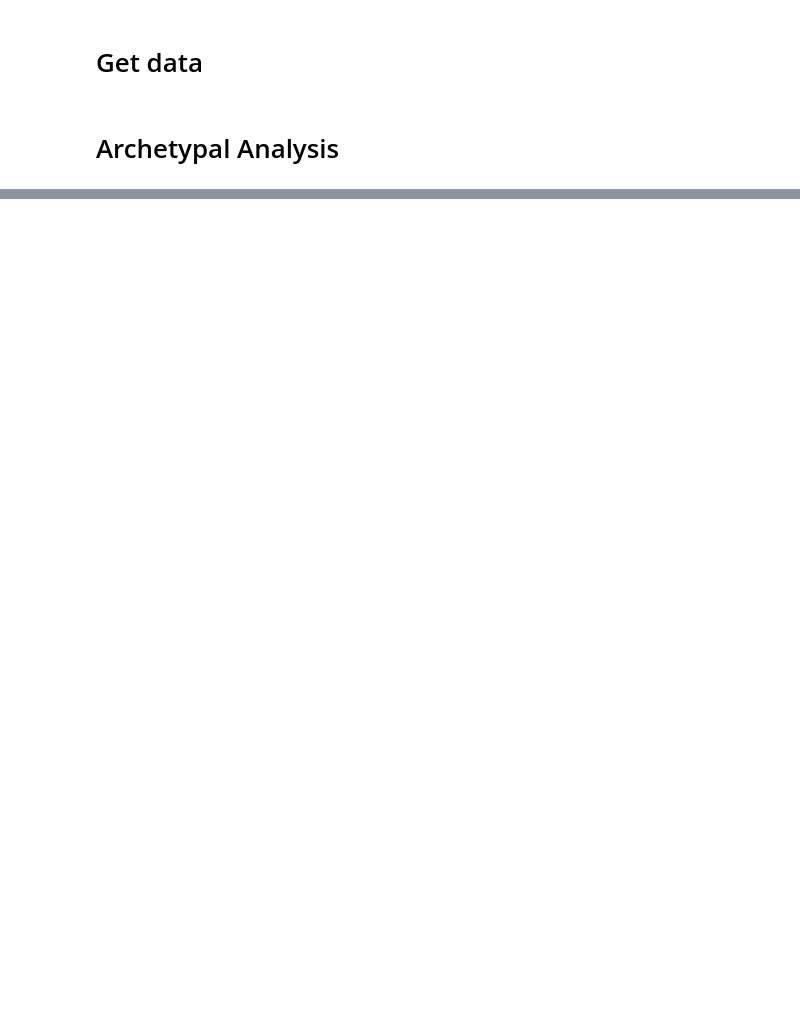
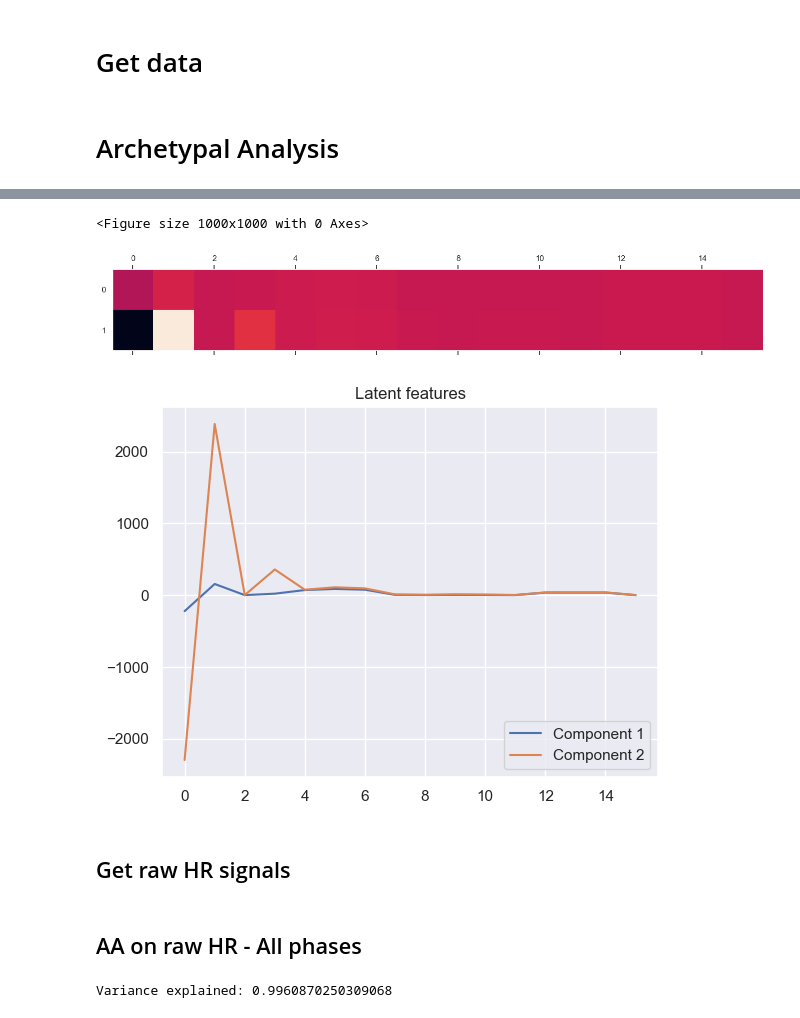
Before and after one commit to tbarcinski/02582-Computational-Data-Analysis, a Jupyter notebook: Case2/AA.ipynb, the cells around one changed output, grey strips where cells are left out. Drawn from its saved outputs; the diff is of its cells as text; code cells hidden in the pictures; blank space fills up the shorter version.

```diff
--- a/Case2/AA.ipynb
+++ b/Case2/AA.ipynb
@@ -61,0 +81,18 @@ Variance explained: 0.9949744595485853
+# %%
+plt.figure(figsize=(10, 10))
+plt.matshow(components,aspect='auto')
+plt.grid(False)
+plt.show()
+
+plt.figure()
+plt.title("Latent features")
+for i in range(components.shape[0]):
+    plt.plot(components[i, :], label=f"Component {i+1}")
+plt.legend(loc='lower right')
+plt.show()
+# %% [output]
+<Figure size 1000x1000 with 0 Axes>
+[figure, added]
+[figure, added]
+# %% [markdown]
+## Get raw HR signals
@@ -61,0 +127,16 @@ Variance explained: 0.9949744595485853
+# %% [markdown]
+## AA on raw HR - All phases
+# %%
+X = raw_ds.values
+n_components = 3
+XC, S, C, SSE, varexpl = py_pcha.PCHA(np.asarray(X.T), noc=n_components, delta=0.1)
+S = np.asarray(S)
+C = np.asarray(C)
+
+X_hat = X.T @ C @ S
+L = 0.5*np.linalg.norm(X.T-X_hat)**2
+components = np.asarray(XC.T)
+
+print(f"Variance explained: {varexpl}")
+# %% [output]
+Variance explained: 0.9960870250309068
```
Also changed, not shown: parts of 10 cells of this notebook.
